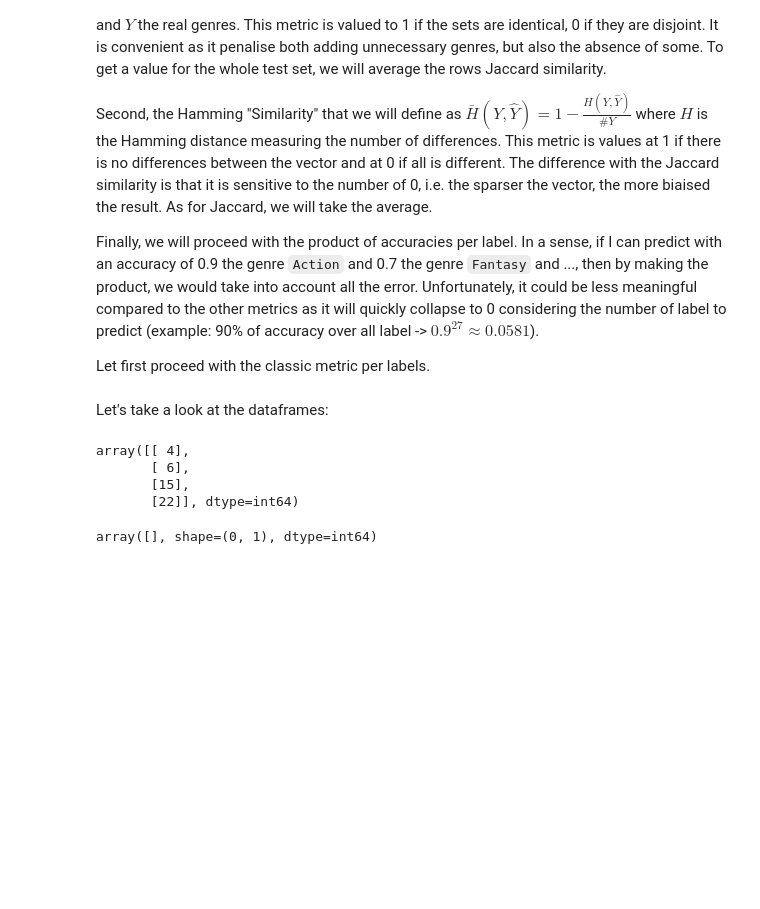
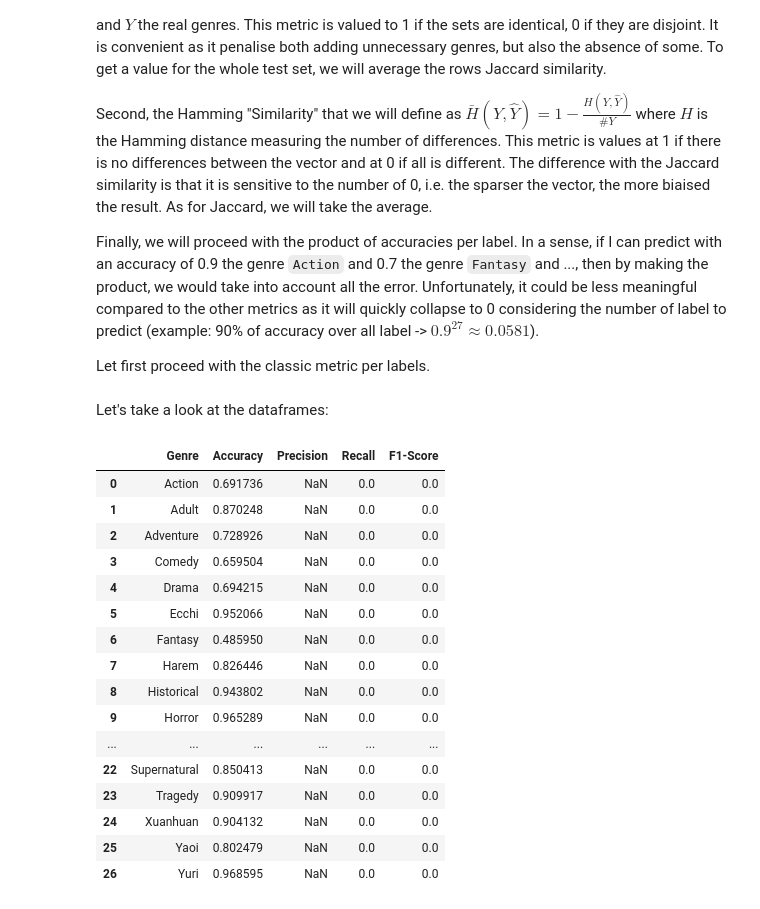
Before and after one commit to minhquan-Hoang95/WNLNLesage_Hoang_Prediction_NLP2026, a Jupyter notebook: project.ipynb, the cells around one changed output. Drawn from its saved outputs; the diff is of its cells as text; code cells hidden in the pictures; blank space fills up the shorter version.

```diff
--- a/project.ipynb
+++ b/project.ipynb
@@ -1297,14 +1330,23 @@ labelMetricsLogisticGloVe = computeLabelMetrics(y_test, y_predLogisticGloVe, cla
 labelMetricsEmbeddingGloVe = computeLabelMetrics(y_test, y_predEmbeddingGloVe, classes_)
 # %% [markdown]
 Let's take a look at the dataframes:
-# %%
-np.argwhere(y_test[0,:])
-# %% [output]
-array([[ 4],
-       [ 6],
-       [15],
-       [22]], dtype=int64)
-# %%
-np.argwhere(y_predEmbeddingGloVe[0,:])
-# %% [output]
-array([], shape=(0, 1), dtype=int64)
+# %%
+labelMetricsEmbeddingTfidf
+# %% [output]
+|  | Genre | Accuracy | Precision | Recall | F1-Score |
+| 0 | Action | 0.691736 | NaN | 0.0 | 0.0 |
+| 1 | Adult | 0.870248 | NaN | 0.0 | 0.0 |
+| 2 | Adventure | 0.728926 | NaN | 0.0 | 0.0 |
+| 3 | Comedy | 0.659504 | NaN | 0.0 | 0.0 |
+| 4 | Drama | 0.694215 | NaN | 0.0 | 0.0 |
+| 5 | Ecchi | 0.952066 | NaN | 0.0 | 0.0 |
+| 6 | Fantasy | 0.485950 | NaN | 0.0 | 0.0 |
+| 7 | Harem | 0.826446 | NaN | 0.0 | 0.0 |
+| 8 | Historical | 0.943802 | NaN | 0.0 | 0.0 |
+| 9 | Horror | 0.965289 | NaN | 0.0 | 0.0 |
+| ... | ... | ... | ... | ... | ... |
+| 22 | Supernatural | 0.850413 | NaN | 0.0 | 0.0 |
+| 23 | Tragedy | 0.909917 | NaN | 0.0 | 0.0 |
+| 24 | Xuanhuan | 0.904132 | NaN | 0.0 | 0.0 |
+| 25 | Yaoi | 0.802479 | NaN | 0.0 | 0.0 |
+| 26 | Yuri | 0.968595 | NaN | 0.0 | 0.0 |
```
Also changed, not shown: parts of 40 cells of this notebook, 4 other files.
